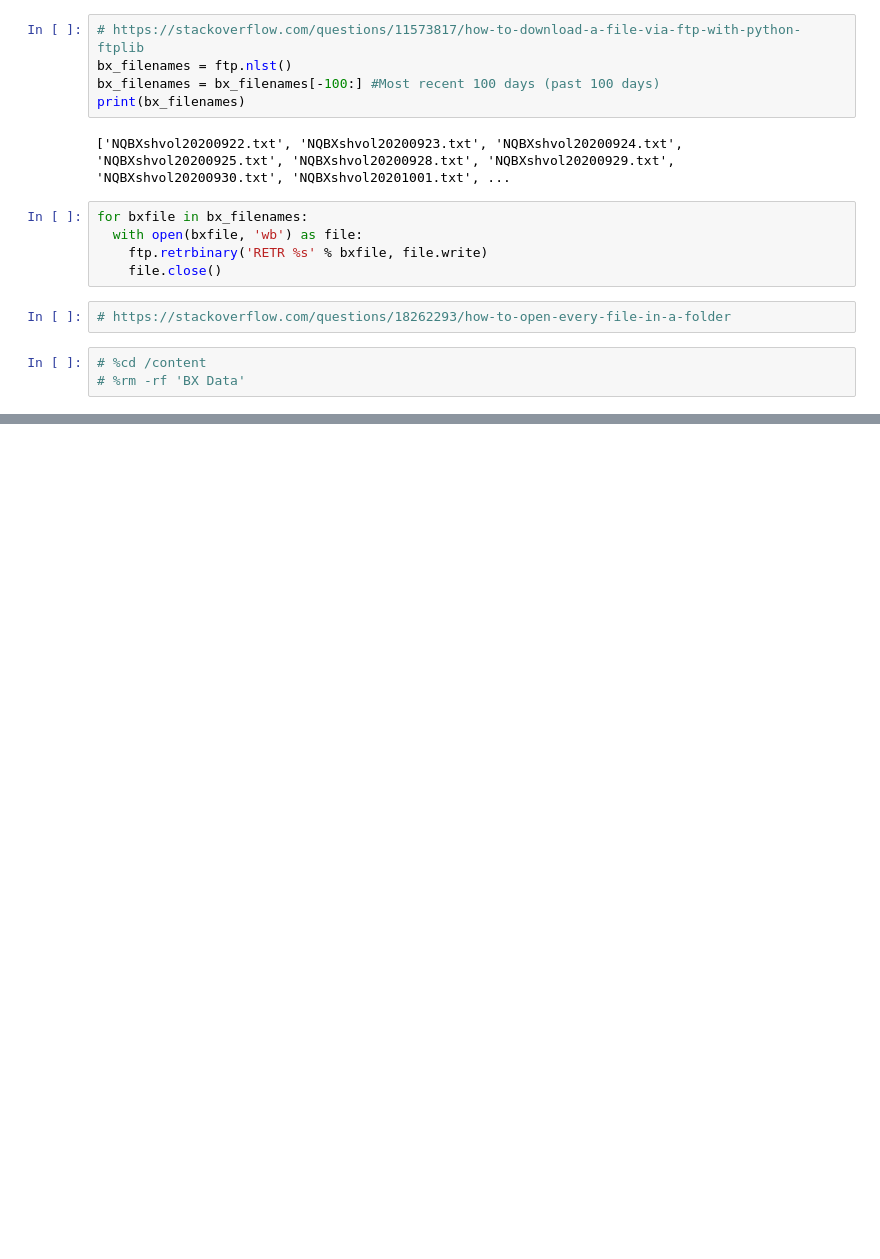
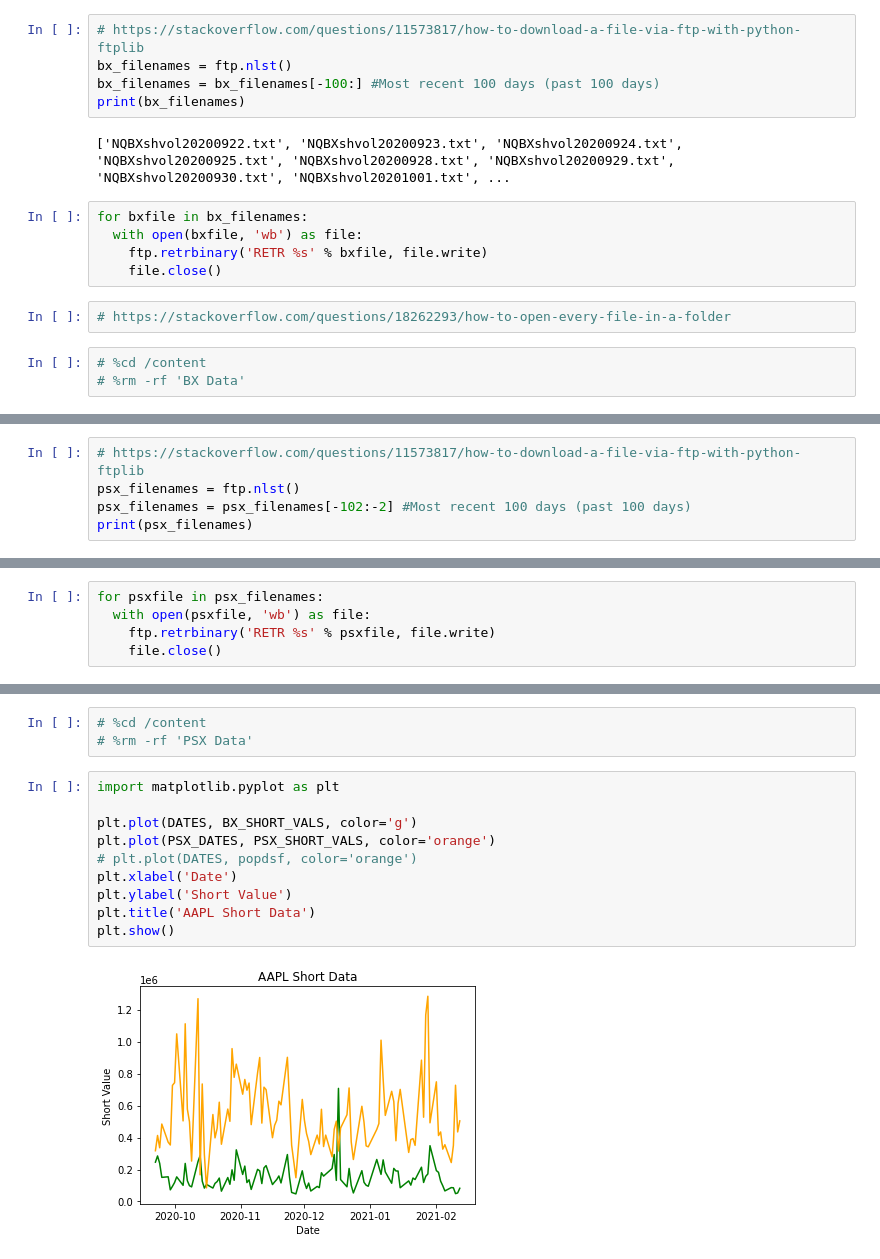
Before and after one commit to rop2000/Stock-Short-Data-Analysis-Script, a Jupyter notebook: Short_Data_Script.ipynb, the cells around one changed output, grey strips where cells are left out. Drawn from its saved outputs; the diff is of its cells as text; blank space fills up the shorter version.

```diff
--- a/Short_Data_Script.ipynb
+++ b/Short_Data_Script.ipynb
@@ -202,0 +211,5 @@ plt.show()
+# %%
+# https://stackoverflow.com/questions/11573817/how-to-download-a-file-via-ftp-with-python-ftplib
+psx_filenames = ftp.nlst()
+psx_filenames = psx_filenames[-102:-2] #Most recent 100 days (past 100 days)
+print(psx_filenames)
@@ -202,0 +218,5 @@ plt.show()
+# %%
+for psxfile in psx_filenames:
+  with open(psxfile, 'wb') as file:
+    ftp.retrbinary('RETR %s' % psxfile, file.write)
+    file.close()
@@ -202,0 +290,15 @@ plt.show()
+# %%
+# %cd /content
+# %rm -rf 'PSX Data'
+# %%
+import matplotlib.pyplot as plt
+
+plt.plot(DATES, BX_SHORT_VALS, color='g')
+plt.plot(PSX_DATES, PSX_SHORT_VALS, color='orange')
+# plt.plot(DATES, popdsf, color='orange')
+plt.xlabel('Date')
+plt.ylabel('Short Value')
+plt.title('AAPL Short Data')
+plt.show()
+# %% [output]
+[figure, added]
```
Also changed, not shown: parts of 9 cells of this notebook.
